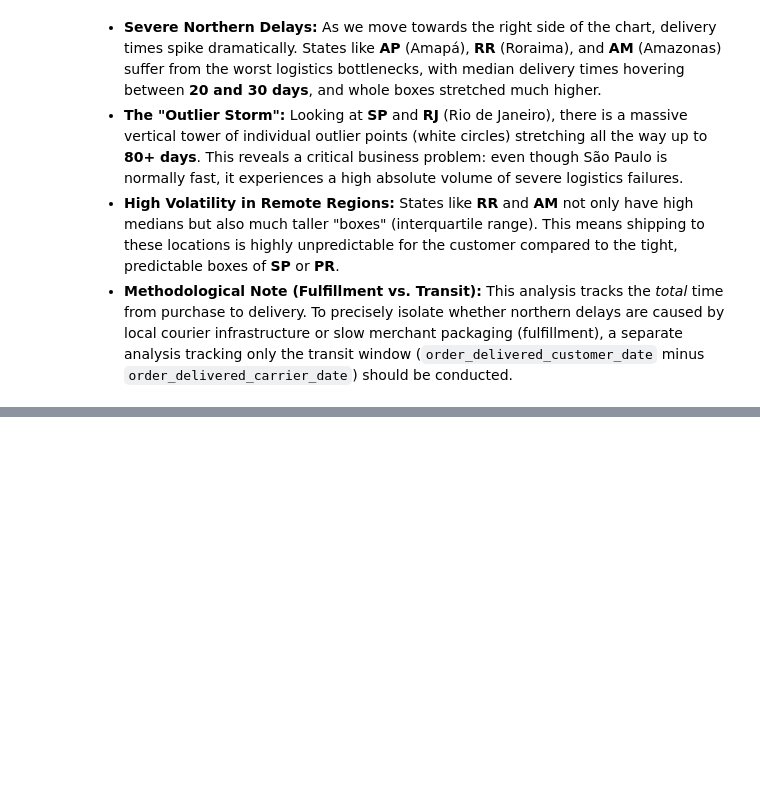
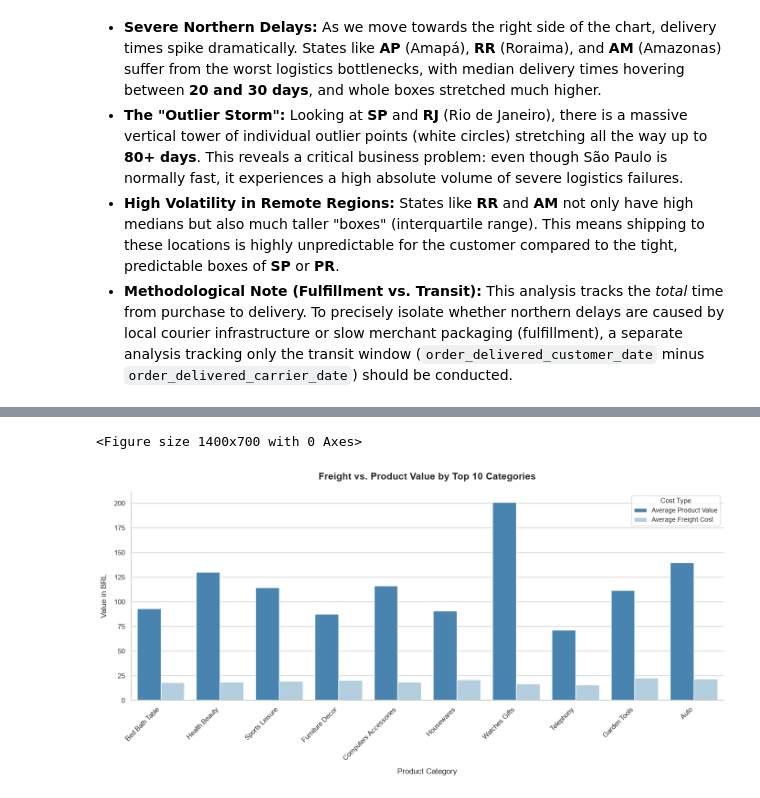
Before and after one commit to Chrzanisko/data-driven-ecommerce, a Jupyter notebook: notebooks/eda.ipynb, the cells around one changed output, grey strips where cells are left out. Cells and saved outputs as stored; diff of their text form; code cells hidden in the pictures; blank space fills up the shorter version.

```diff
--- a/notebooks/eda.ipynb
+++ b/notebooks/eda.ipynb
@@ -228,0 +309,16 @@ plt.show()
+# %%
+query='''
+SELECT
+    COALESCE(t.product_category_name_english, p.product_category_name) AS category,
+    COUNT(oi.order_id) as total_orders,
+    AVG(oi.price) as avg_product_value,
+    AVG(oi.freight_value) as avg_freight_cost
+FROM order_items oi
+JOIN products p on oi.product_id = p.product_id
+LEFT JOIN translation t ON p.product_category_name = t.product_category_name
+GROUP BY category
+ORDER BY total_orders DESC
+LIMIT 10;
+'''
+df_freight = pd.read_sql(query, engine)
+df_freight.head()
@@ -228,0 +332,44 @@ plt.show()
+# %%
+plt.figure(figsize=(14, 7))
+df_long = df_freight.melt(
+    id_vars=['category'],
+    value_vars=['avg_product_value', 'avg_freight_cost'],
+    var_name='cost_type',
+    value_name='cost'
+)
+plt.figure(figsize=(14, 7), facecolor='white')
+
+
+df_long['cost_type'] = df_long['cost_type'].map({
+    'avg_product_value': 'Average Product Value',
+    'avg_freight_cost': 'Average Freight Cost'
+})
+
+
+ax = sns.barplot(
+    data=df_long,
+    x='category',
+    y='cost',
+    hue='cost_type',
+    palette="Blues_r"
+)
+
+
+plt.title('Freight vs. Product Value by Top 10 Categories', fontsize=15, pad=20, weight='bold')
+plt.xlabel('Product Category', fontsize=12, labelpad=10)
+plt.ylabel('Value in BRL', fontsize=12, labelpad=10)
+
+plt.xticks(rotation=45, ha='right', fontsize=11)
+plt.yticks(fontsize=11)
+
+
+plt.legend(title="Cost Type", title_fontsize='11', fontsize='10', loc='upper right')
+
+sns.despine()
+
+plt.tight_layout()
+plt.savefig(os.path.join(images_dir, 'Freight_vs_Product_Value.png'), dpi=300)
+plt.show()
+# %% [output]
+<Figure size 1400x700 with 0 Axes>
+[figure, added]
```
Also changed, not shown: parts of 21 cells of this notebook, 6 other files.
